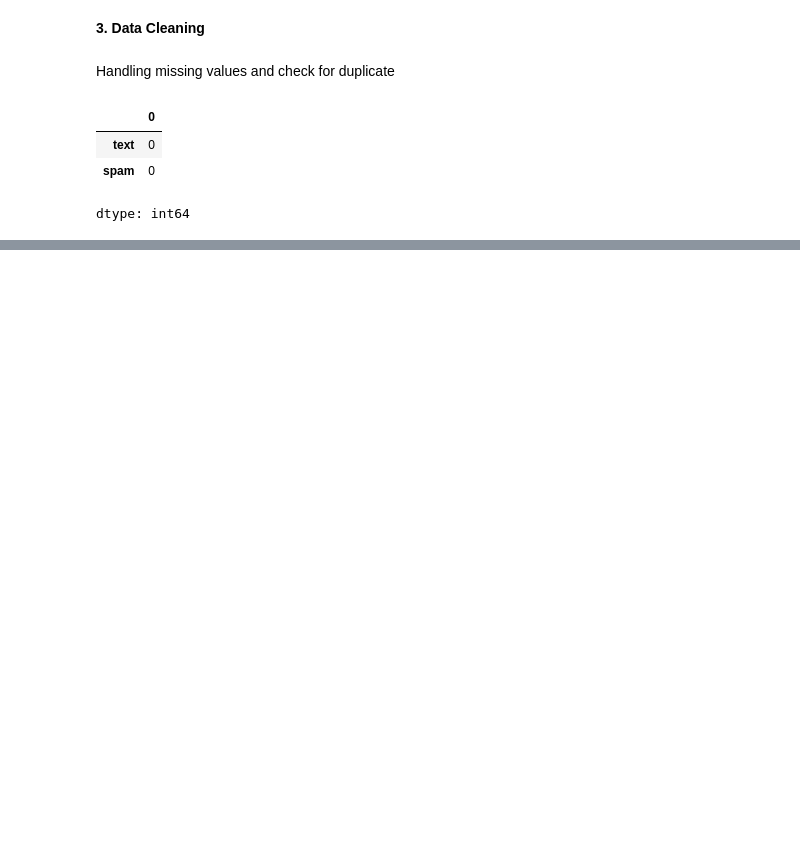
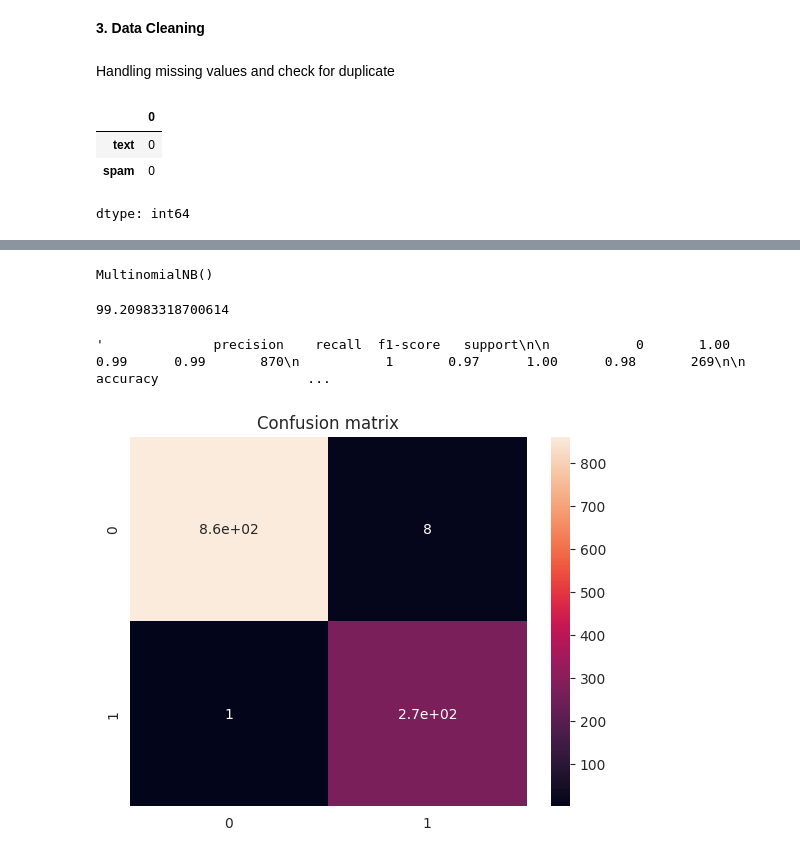
Before and after one commit to raghuvarm17633/Spam-Email-Classification-using-NLP-and-Machine-Learning, a Jupyter notebook: Spam Email Classification using NLP and Machine Learning.ipynb, the cells around one changed output, grey strips where cells are left out. Saved outputs shown, nothing was run; the diff lists cells and outputs as text; code cells hidden in the pictures; blank space fills up the shorter version.

```diff
--- a/Spam Email Classification using NLP and Machine Learning.ipynb
+++ b/Spam Email Classification using NLP and Machine Learning.ipynb
@@ -124,0 +246,3 @@ dtype: int64
+# %%
+# Split the data into training and testing sets
+X_train, X_test, y_train, y_test = train_test_split(message, dataset['spam'], test_size=0.20, random_state=0)
@@ -124,0 +253,8 @@ dtype: int64
+# %%
+# Model creation
+model = MultinomialNB()
+# %%
+# Model training
+model.fit(X_train, y_train)
+# %% [output]
+MultinomialNB()
@@ -124,0 +264,23 @@ dtype: int64
+# %%
+# Model predictions on test set
+y_pred = model.predict(X_test)
+# %%
+# Model Evaluation | Accuracy
+accuracy = accuracy_score(y_test, y_pred)
+accuracy * 100
+# %% [output]
+99.20983318700614
+# %%
+# Model Evaluation | Classification report
+classification_report(y_test, y_pred)
+# %% [output]
+'              precision    recall  f1-score   support\n\n           0       1.00      0.99      0.99       870\n           1       0.97      1.00      0.98       269\n\n    accuracy                   ...
+# %%
+# Model Evaluation | Confusion matrix
+cm = confusion_matrix(y_test, y_pred)
+plt.figure(dpi=100)
+sns.heatmap(cm, annot=True)
+plt.title("Confusion matrix")
+plt.show()
+# %% [output]
+[figure, added]
```
Also changed, not shown: parts of 15 cells of this notebook.
